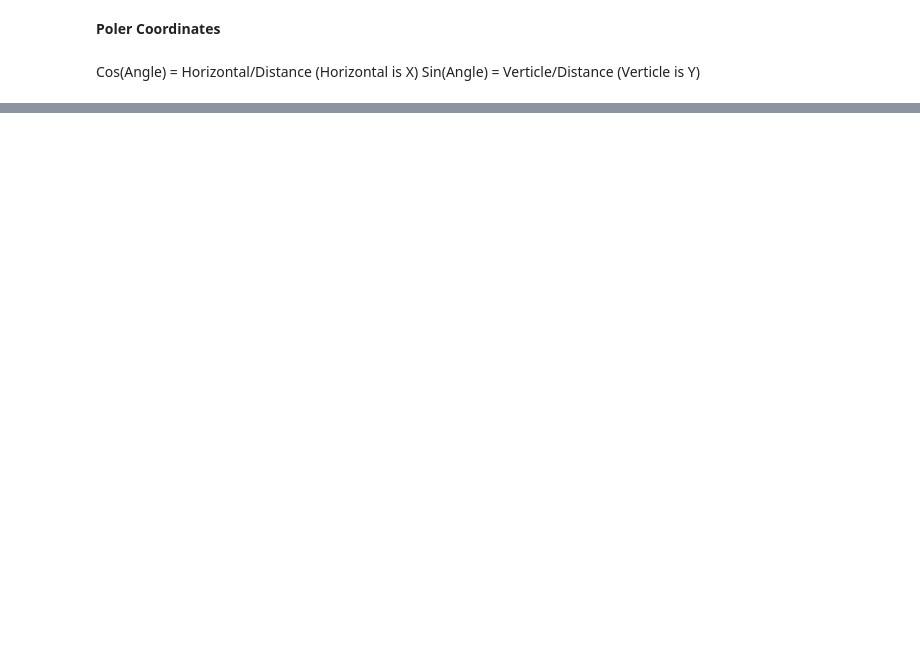
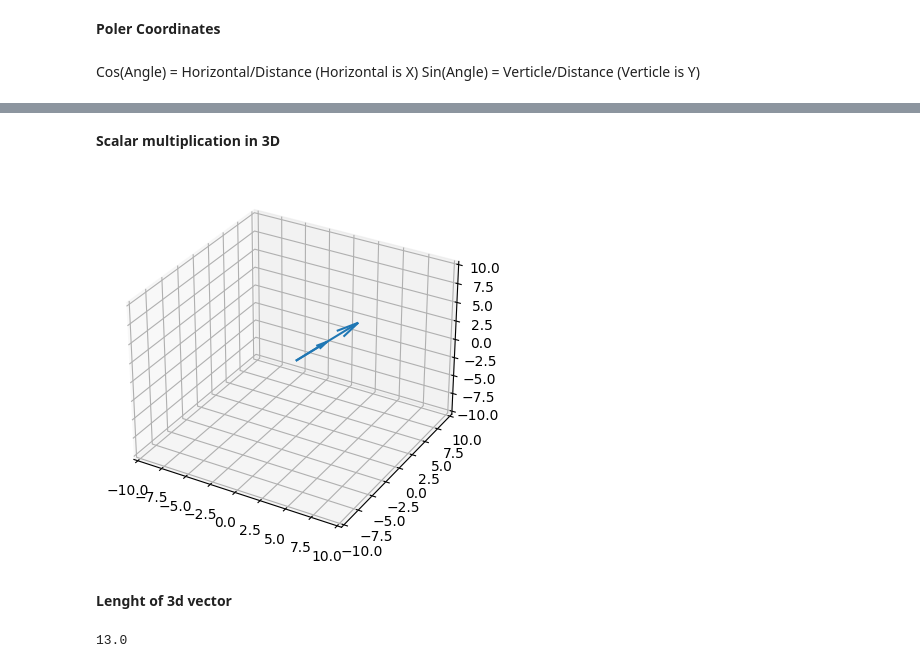
Before and after one commit to sarimk80/Math-in-Minutes, a Jupyter notebook: math_in_programming.ipynb, the cells around one changed output, grey strips where cells are left out. Drawn from its saved outputs; the diff is of its cells as text; code cells hidden in the pictures; blank space fills up the shorter version.

```diff
--- a/math_in_programming.ipynb
+++ b/math_in_programming.ipynb
@@ -202,0 +279,45 @@ plt.show()
+# %% [markdown]
+**Scalar multiplication in 3D**
+# %%
+fig = plt.figure()
+ax = plt.axes(projection='3d')
+
+vector1 = np.array([2,2,2])
+vector2 = np.array([4,1,6])
+scaleBy = 2
+origin = np.array([0,0,0])
+
+scaleVector = np.array([ vector1[0]*scaleBy,vector1[1]*scaleBy, vector1[2]*scaleBy])
+
+#x,y,z = scaleVector[:,0],scaleVector[:,1],scaleVector[:,2]
+
+allVectors = np.array([
+    vector1,
+    #vector2,
+    scaleVector
+])
+
+x,y,z = allVectors[:,0], allVectors[:,1],allVectors[:,2]
+
+ax.quiver(*origin,x,y,z,length=1)
+
+
+ax.set_xlim([-10, 10])
+ax.set_ylim([-10, 10])
+ax.set_zlim([-10,10])
+plt.grid()
+plt.show()
+# %% [output]
+[figure, added]
+# %% [markdown]
+**Lenght of 3d vector**
+# %%
+vector1 = np.array([4,3,12])
+
+lenght = np.square(vector1[0]) + np.square(vector1[1]) + np.square(vector1[2])
+
+answer = np.sqrt(lenght)
+
+answer
+# %% [output]
+13.0
```
Also changed, not shown: parts of 14 cells of this notebook.
